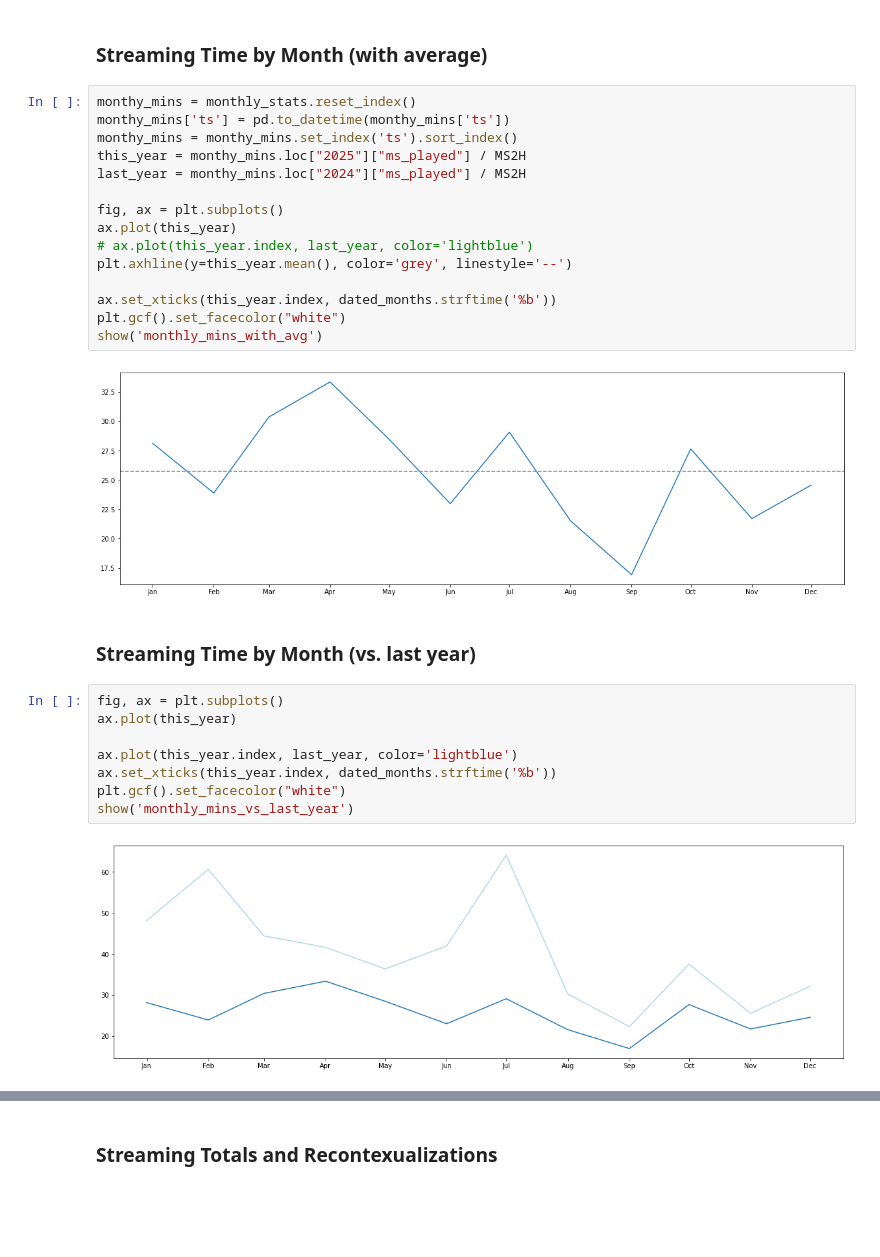
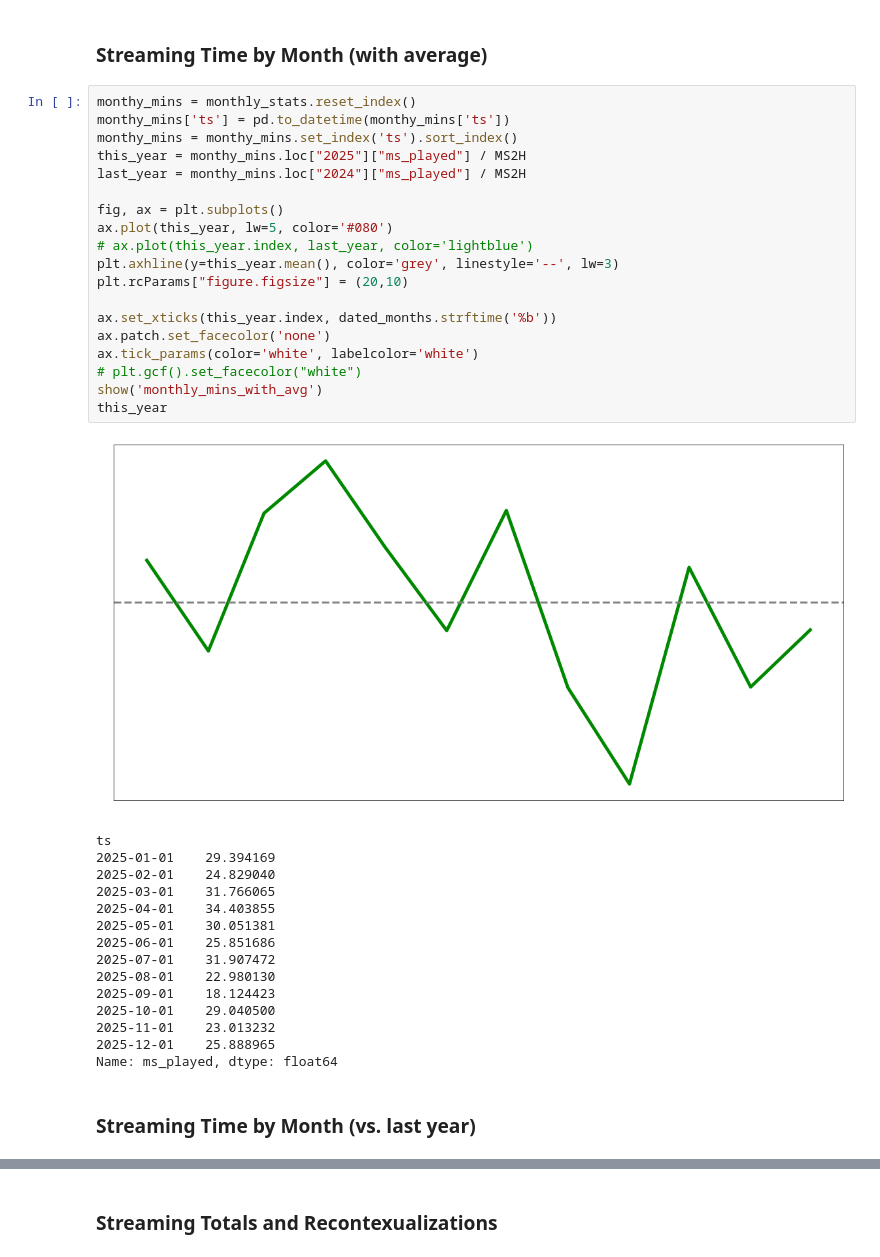
Before and after one commit to zakwht/spotify, a Jupyter notebook: time.ipynb, the cells around one changed output, grey strips where cells are left out. Drawn from its saved outputs; the diff is of its cells as text; blank space fills up the shorter version.

```diff
--- a/time.ipynb
+++ b/time.ipynb
@@ -64,29 +81,37 @@ print(max_sum(hour_matrix, axis=1))
 # %%
 monthy_mins = monthly_stats.reset_index()
 monthy_mins['ts'] = pd.to_datetime(monthy_mins['ts'])
 monthy_mins = monthy_mins.set_index('ts').sort_index()
 this_year = monthy_mins.loc["2025"]["ms_played"] / MS2H
 last_year = monthy_mins.loc["2024"]["ms_played"] / MS2H
 
 fig, ax = plt.subplots()
-ax.plot(this_year)
+ax.plot(this_year, lw=5, color='#080')
 # ax.plot(this_year.index, last_year, color='lightblue')
-plt.axhline(y=this_year.mean(), color='grey', linestyle='--')
+plt.axhline(y=this_year.mean(), color='grey', linestyle='--', lw=3)
+plt.rcParams["figure.figsize"] = (20,10)
 
 ax.set_xticks(this_year.index, dated_months.strftime('%b'))
-plt.gcf().set_facecolor("white")
+ax.patch.set_facecolor('none')
+ax.tick_params(color='white', labelcolor='white')
+# plt.gcf().set_facecolor("white")
 show('monthly_mins_with_avg')
+this_year
 # %% [output]
-[figure, old version]
+[figure, new version]
+ts
+2025-01-01    29.394169
+2025-02-01    24.829040
+2025-03-01    31.766065
+2025-04-01    34.403855
+2025-05-01    30.051381
+2025-06-01    25.851686
+2025-07-01    31.907472
+2025-08-01    22.980130
+2025-09-01    18.124423
+2025-10-01    29.040500
+2025-11-01    23.013232
+2025-12-01    25.888965
+Name: ms_played, dtype: float64
 # %% [markdown]
 ### Streaming Time by Month (vs. last year)
-# %%
-fig, ax = plt.subplots()
-ax.plot(this_year)
-
-ax.plot(this_year.index, last_year, color='lightblue')
-ax.set_xticks(this_year.index, dated_months.strftime('%b'))
-plt.gcf().set_facecolor("white")
-show('monthly_mins_vs_last_year')
-# %% [output]
-[figure, removed]
```
Also changed, not shown: parts of 9 cells of this notebook, 8 other files.
